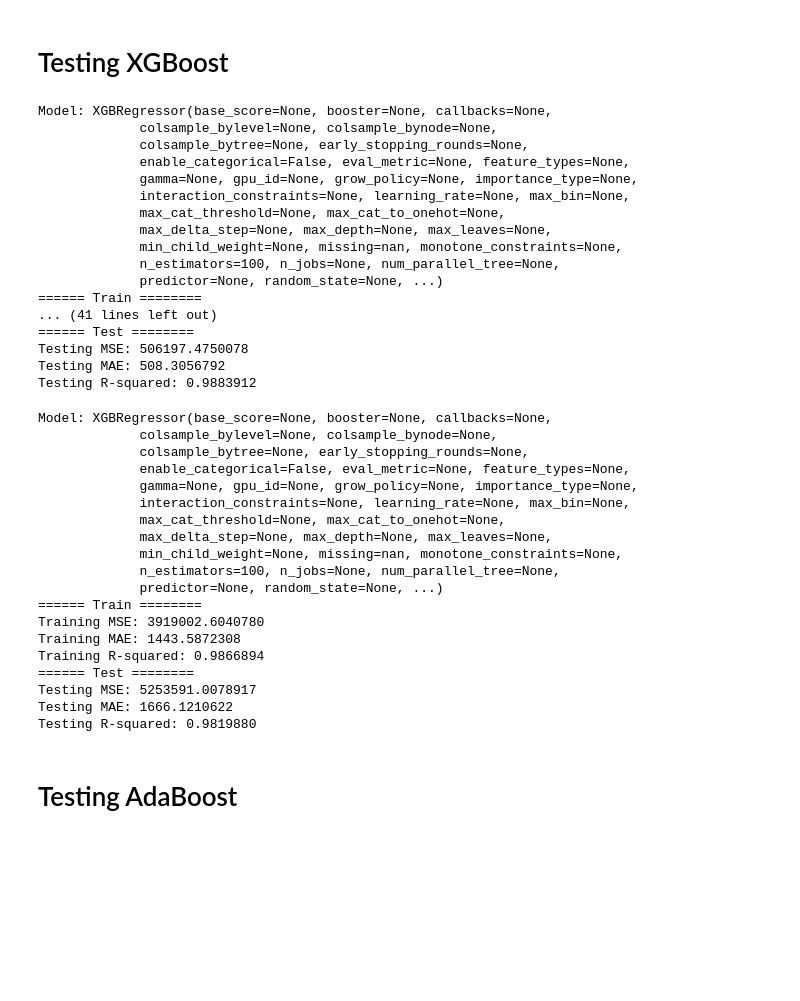
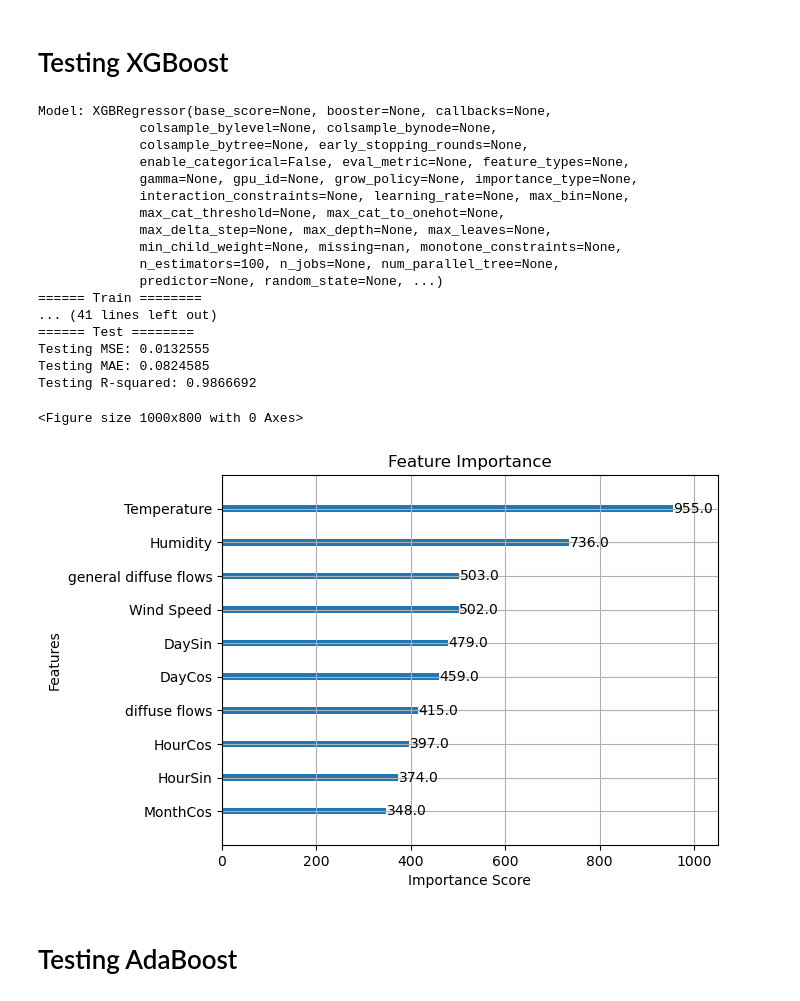
Before and after one commit to salahmak/ML-project, a Jupyter notebook: decisionTrees.ipynb, the cells around one changed output. Saved outputs shown, nothing was run; the diff lists cells and outputs as text; code cells hidden in the pictures; blank space fills up the shorter version.

Commit message:
final version of decision trees & varations

```diff
--- a/decisionTrees.ipynb
+++ b/decisionTrees.ipynb
@@ -395,13 +440,17 @@ df.drop("DateTime", inplace=True, axis=1)
 
 # split train and test
 X = df.drop(columns=targets, axis=1)
+X = StandardScaler().fit_transform(X)
 y1 = df['z1']
+y1 = StandardScaler().fit_transform(y1.values.reshape(-1, 1))
 X1_train, X1_test, y1_train, y1_test = train_test_split(X, y1, test_size=0.2, random_state=42)
 
 y2 = df['z2']
+y2 = StandardScaler().fit_transform(y2.values.reshape(-1, 1))
 X2_train, X2_test, y2_train, y2_test = train_test_split(X, y2, test_size=0.2, random_state=42)
 
 y3 = df['z3']
+y3 = StandardScaler().fit_transform(y3.values.reshape(-1, 1))
 X3_train, X3_test, y3_train, y3_test = train_test_split(X, y3, test_size=0.2, random_state=42)
 
 X_train = [X1_train, X2_train, X3_train]
@@ -429,41 +478,34 @@ Model: XGBRegressor(base_score=None, booster=None, callbacks=None,
 ====== Train ========
 ... (41 lines left out)
 ====== Test ========
-Testing MSE: 506197.4750078
-Testing MAE: 508.3056792
-Testing R-squared: 0.9883912
+Testing MSE: 0.0132555
+Testing MAE: 0.0824585
+Testing R-squared: 0.9866692
 # %%
+from xgboost import plot_importance
 df["total"] = df["z1"] + df["z2"] + df["z3"]
+feature_columns = df.drop(columns=["z1", "z2", "z3", "total"]).columns
+targetT = df["total"]
+targetT = StandardScaler().fit_transform(targetT.values.reshape(-1, 1))
+# Create the feature matrix
+feature_columns = df.drop(columns=["z1", "z2", "z3", "total"]).columns
+XT = df[feature_columns]
+XT = pd.DataFrame(StandardScaler().fit_transform(XT), columns=feature_columns)
 
-targetT = df["total"]
-XT = df.drop(columns=["z1", "z2", "z3", "total"], axis=1)
-
-
+# Split the data into training and testing sets
 XT_train, XT_test, yT_train, yT_test = train_test_split(XT, targetT, test_size=0.2, random_state=42)
 
+# Train the model
 model = XGBRegressor()
 model.fit(XT_train, yT_train)
-evaluate_model(model, XT_train, yT_train, XT_test, yT_test, zone="Whole City")
+
+# Plot feature importance with actual feature names
+plt.figure(figsize=(10, 8))
+plot_importance(model, importance_type='weight', max_num_features=10, title='Feature Importance', xlabel='Importance Score', ylabel='Features')
+plt.show()
 # %% [output]
-Model: XGBRegressor(base_score=None, booster=None, callbacks=None,
-             colsample_bylevel=None, colsample_bynode=None,
-             colsample_bytree=None, early_stopping_rounds=None,
-             enable_categorical=False, eval_metric=None, feature_types=None,
-             gamma=None, gpu_id=None, grow_policy=None, importance_type=None,
-             interaction_constraints=None, learning_rate=None, max_bin=None,
-             max_cat_threshold=None, max_cat_to_onehot=None,
-             max_delta_step=None, max_depth=None, max_leaves=None,
-             min_child_weight=None, missing=nan, monotone_constraints=None,
-             n_estimators=100, n_jobs=None, num_parallel_tree=None,
-             predictor=None, random_state=None, ...)
-====== Train ========
-Training MSE: 3919002.6040780
-Training MAE: 1443.5872308
-Training R-squared: 0.9866894
-====== Test ========
-Testing MSE: 5253591.0078917
-Testing MAE: 1666.1210622
-Testing R-squared: 0.9819880
+<Figure size 1000x800 with 0 Axes>
+[figure, added]
 # %% [markdown]
 # Testing AdaBoost
 # %%
```
Also changed, not shown: parts of 22 cells of this notebook, 3 other files.
